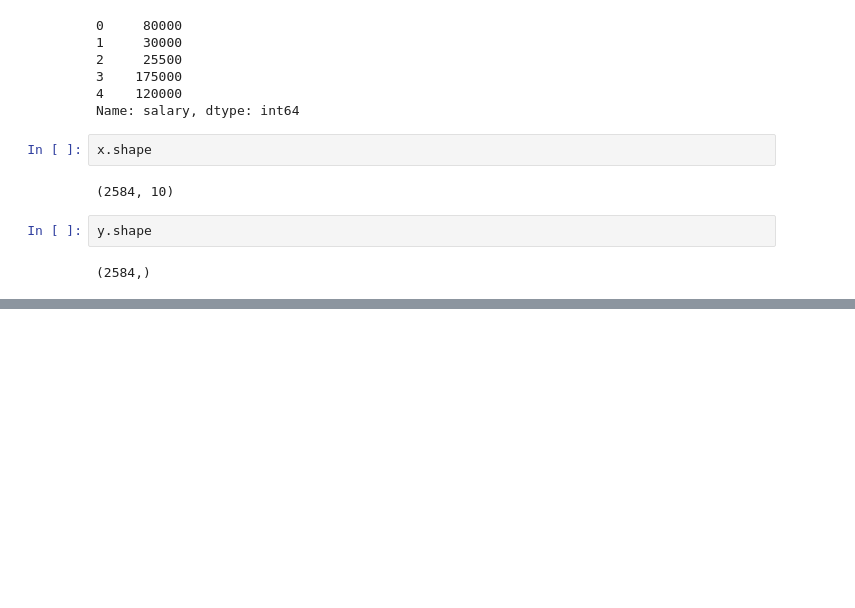
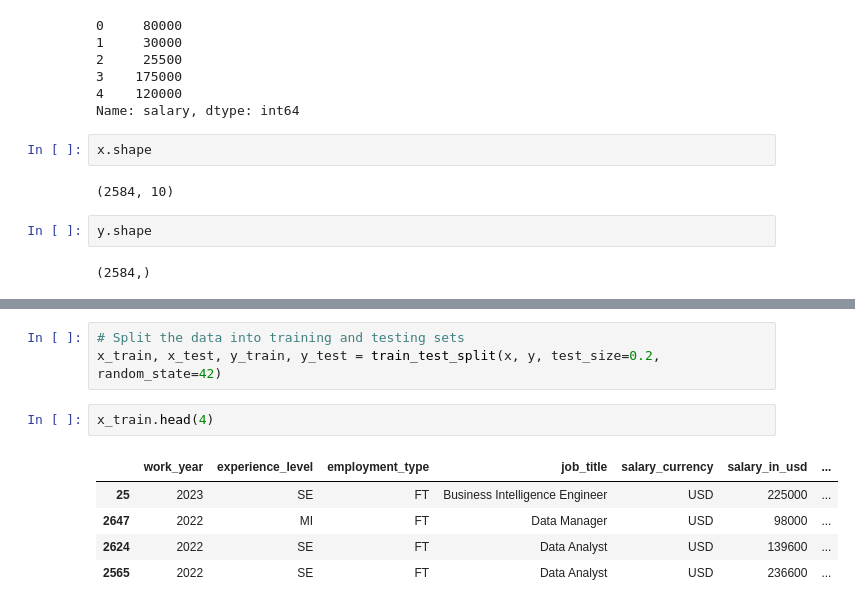
Before and after one commit to creatortorbo/Data-Science-Salaries-2023, a Jupyter notebook: ml/Data Science Salaries 2023.ipynb, the cells around one changed output, grey strips where cells are left out. Drawn from its saved outputs; the diff is of its cells as text; blank space fills up the shorter version.

```diff
--- a/ml/Data Science Salaries 2023.ipynb
+++ b/ml/Data Science Salaries 2023.ipynb
@@ -558,0 +602,11 @@ y.shape
+# %%
+# Split the data into training and testing sets
+x_train, x_test, y_train, y_test = train_test_split(x, y, test_size=0.2, random_state=42)
+# %%
+x_train.head(4)
+# %% [output]
+|  | work_year | experience_level | employment_type | job_title | salary_currency | salary_in_usd | ... |
+| 25 | 2023 | SE | FT | Business Intelligence Engineer | USD | 225000 | ... |
+| 2647 | 2022 | MI | FT | Data Manager | USD | 98000 | ... |
+| 2624 | 2022 | SE | FT | Data Analyst | USD | 139600 | ... |
+| 2565 | 2022 | SE | FT | Data Analyst | USD | 236600 | ... |
```
Also changed, not shown: parts of 15 cells of this notebook, 2 other files.
